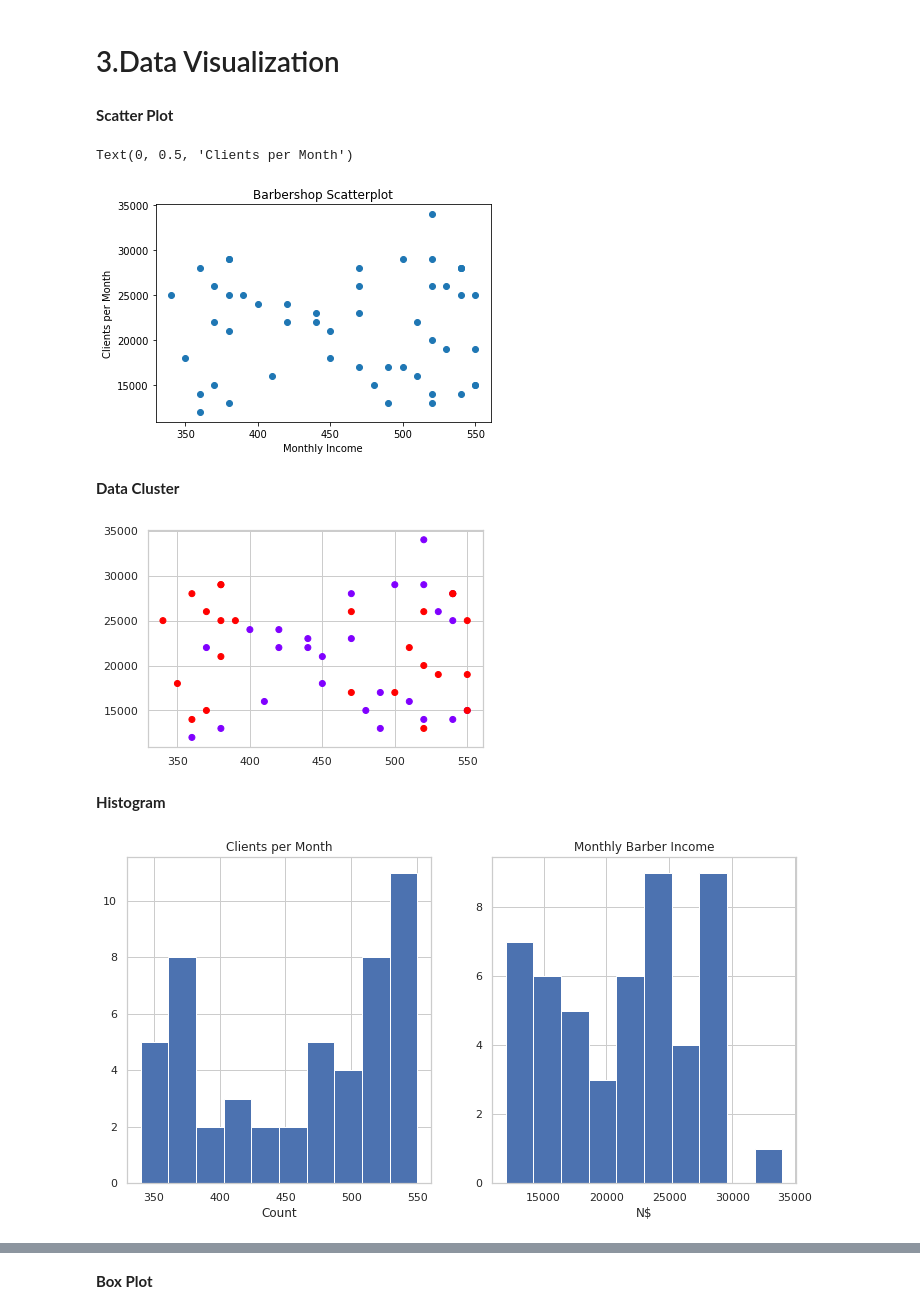
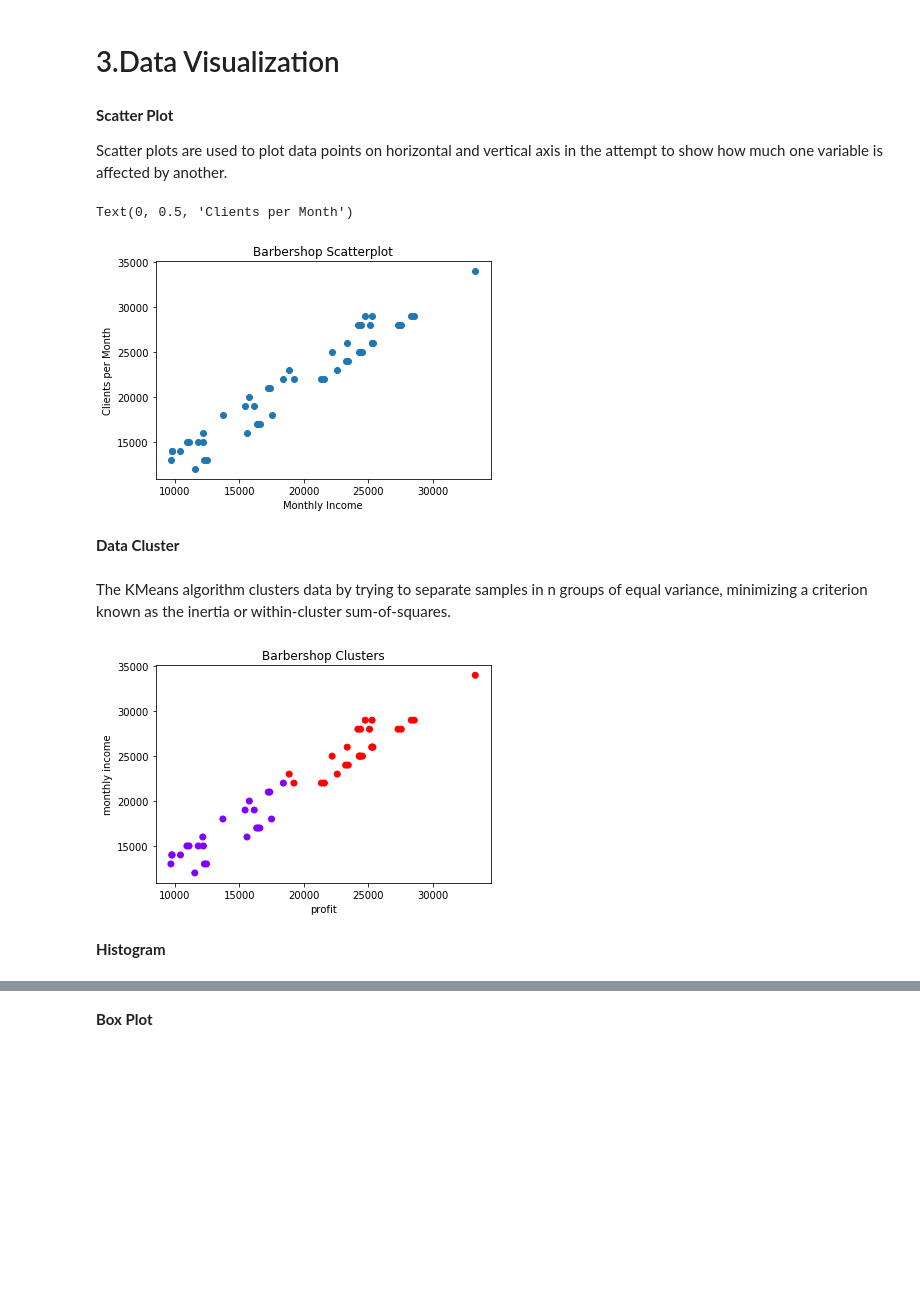
Before and after one commit to Pelema/dwm, a Jupyter notebook: asg2.ipynb, the cells around one changed output, grey strips where cells are left out. Drawn from its saved outputs; the diff is of its cells as text; code cells hidden in the pictures; blank space fills up the shorter version.

```diff
--- a/asg2.ipynb
+++ b/asg2.ipynb
@@ -103,6 +139,13 @@ df['hairstyle'].str.lower()
 Fix column names that might cause issues down the road
 # %%
 df.rename(columns={'clients_cut per trip':'clients_per_trip'}, inplace=True)
+# %%
+profit = df['monthly_income']-df['monthly_rent']-df['transport_cost']
+df['profit'] = profit
+
+#split data set into online and building
+online_df = df[df['shop_type'] == 'online']
+traditional_df = df[df['shop_type'] == 'building']
 # %% [markdown]
 # 1.Data Modeling
 Data modeling refers to a group of processes in which multiple sets of data are combined and analyzed
@@ -209,41 +291,32 @@ Lift: 5.555555555555555
 # %% [markdown]
 # 3.Data Visualization
-# %% [markdown]
-**Scatter Plot**
+# %% [markdown]
+**Scatter Plot**
+
+Scatter plots are used to plot data points on horizontal and vertical axis in the attempt to show how much one variable is affected by another.
 # %%
-plt.scatter(df.clients_per_month, df.monthly_income)
+plt.scatter(df.profit, df.monthly_income)
 plt.title('Barbershop Scatterplot')
 plt.xlabel('Monthly Income')
 plt.ylabel('Clients per Month')
 # %% [output]
 Text(0, 0.5, 'Clients per Month')
-[figure, old version]
+[figure, new version]
 # %% [markdown]
 **Data Cluster**
+# %% [markdown]
+The KMeans algorithm clusters data by trying to separate samples in n groups of equal variance, minimizing a criterion known as the inertia or within-cluster sum-of-squares.
 # %%
 df2 = df.dropna(axis='columns')
 kmeans = KMeans(n_clusters=2).fit(df2._get_numeric_data())
 centroids = kmeans.cluster_centers_
 
-plt.scatter(df['clients_per_month'], df['monthly_income'], c=kmeans.labels_, cmap='rainbow')
+plt.scatter(df['profit'], df['monthly_income'], c=kmeans.labels_, cmap='rainbow')
+plt.title('Barbershop Clusters')
+plt.xlabel('profit')
+plt.ylabel('monthly income')
 plt.show()
 # %% [output]
-[figure, old version]
+[figure, new version]
 # %% [markdown]
 **Histogram**
-# %%
-fig = plt.figure(figsize=(12, 6))
-clients = fig.add_subplot(121)
-income = fig.add_subplot(122)
-
-clients.hist(df.clients_per_month)
-clients.set_xlabel('Count')
-clients.set_title("Clients per Month")
-
-income.hist(df.monthly_income)
-income.set_xlabel('N$')
-income.set_title("Monthly Barber Income")
-
-plt.show()
-# %% [output]
-[figure, removed]
```
Also changed, not shown: parts of 31 cells of this notebook, 1 other file.
